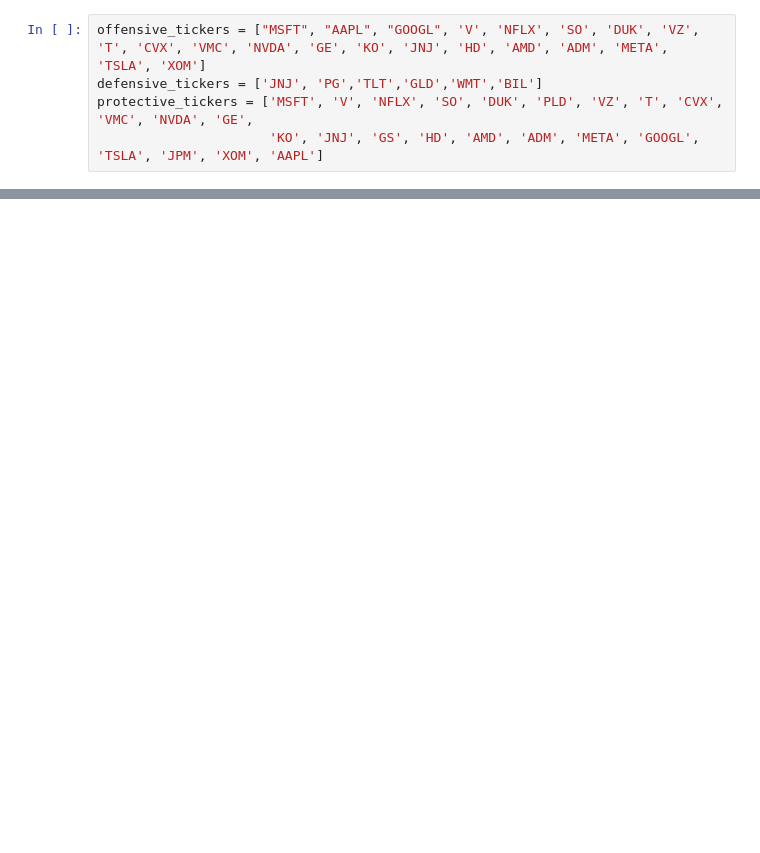
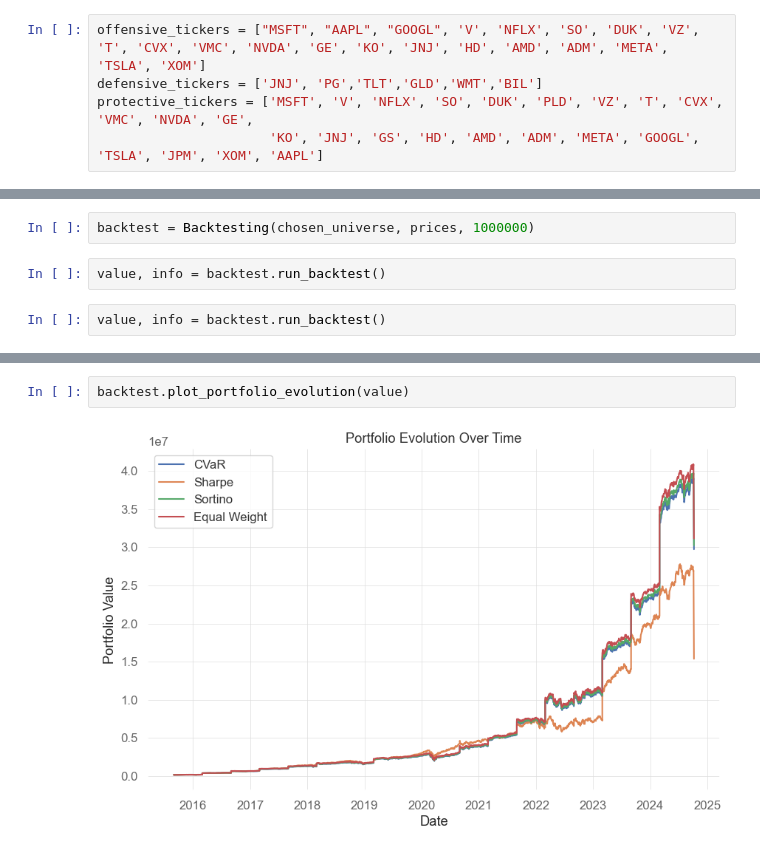
Before and after one commit to Luis1Soto/New_Asset_Allocation, a Jupyter notebook: Sim1.ipynb, the cells around one changed output, grey strips where cells are left out. Cells and saved outputs as stored; diff of their text form; blank space fills up the shorter version.

```diff
--- a/Sim1.ipynb
+++ b/Sim1.ipynb
@@ -94,0 +131,6 @@ chosen_universe
+# %%
+backtest = Backtesting(chosen_universe, prices, 1000000)
+# %%
+value, info = backtest.run_backtest()
+# %%
+value, info = backtest.run_backtest()
@@ -94,0 +154,4 @@ chosen_universe
+# %%
+backtest.plot_portfolio_evolution(value)
+# %% [output]
+[figure, added]
```
Also changed, not shown: parts of 12 cells of this notebook, 4 other files.
